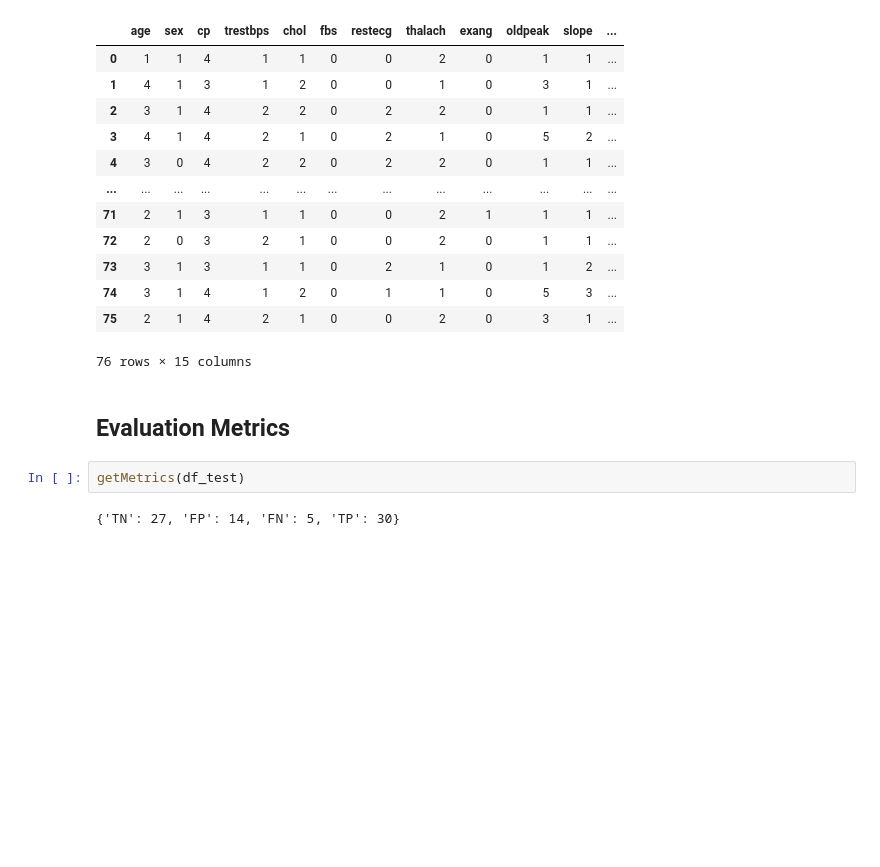
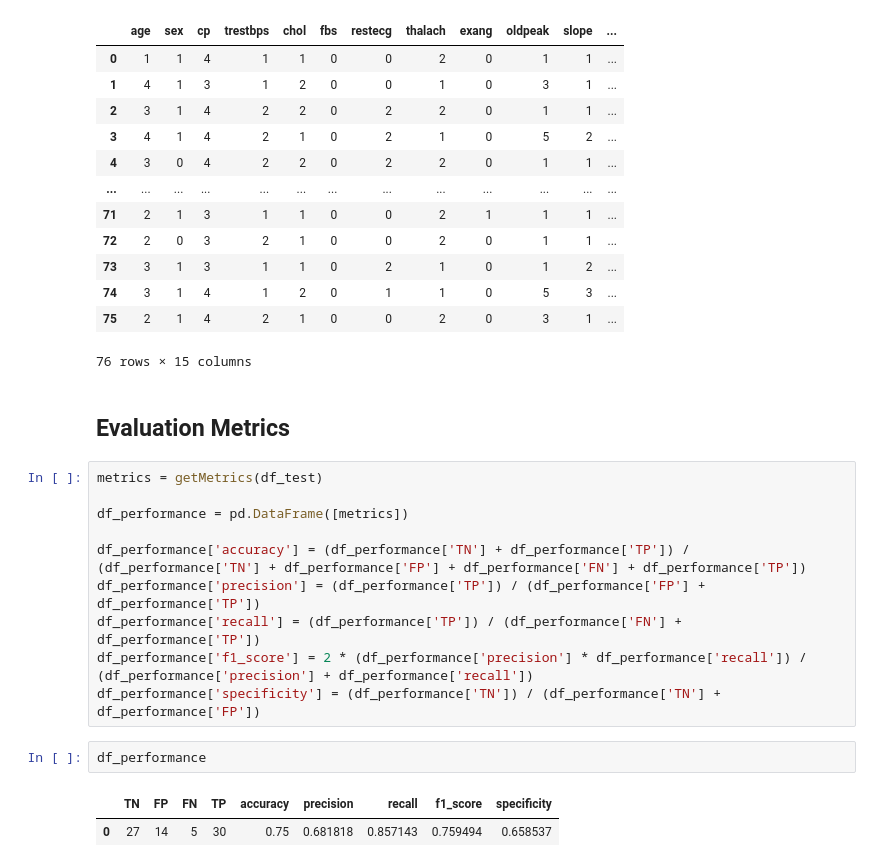
Before and after one commit to AnaliticaComputacional-2023-10/Proyecto2, a Jupyter notebook: Soportes/Models/Performance/Original_Test.ipynb, the cells around one changed output. Cells and saved outputs as stored; diff of their text form; blank space fills up the shorter version.

```diff
--- a/Soportes/Models/Performance/Original_Test.ipynb
+++ b/Soportes/Models/Performance/Original_Test.ipynb
@@ -154,7 +154,18 @@ df_test
 76 rows × 15 columns
 # %% [markdown]
 ## Evaluation Metrics
-# %%
-getMetrics(df_test)
-# %% [output]
-{'TN': 27, 'FP': 14, 'FN': 5, 'TP': 30}
+# %%
+metrics = getMetrics(df_test)
+
+df_performance = pd.DataFrame([metrics])
+
+df_performance['accuracy'] = (df_performance['TN'] + df_performance['TP']) / (df_performance['TN'] + df_performance['FP'] + df_performance['FN'] + df_performance['TP'])
+df_performance['precision'] = (df_performance['TP']) / (df_performance['FP'] + df_performance['TP'])
+df_performance['recall'] = (df_performance['TP']) / (df_performance['FN'] + df_performance['TP'])
+df_performance['f1_score'] = 2 * (df_performance['precision'] * df_performance['recall']) / (df_performance['precision'] + df_performance['recall'])
+df_performance['specificity'] = (df_performance['TN']) / (df_performance['TN'] + df_performance['FP'])
+# %%
+df_performance
+# %% [output]
+|  | TN | FP | FN | TP | accuracy | precision | recall | f1_score | specificity |
+| 0 | 27 | 14 | 5 | 30 | 0.75 | 0.681818 | 0.857143 | 0.759494 | 0.658537 |
```
Also changed, not shown: parts of 1 cell of this notebook, 4 other files.
